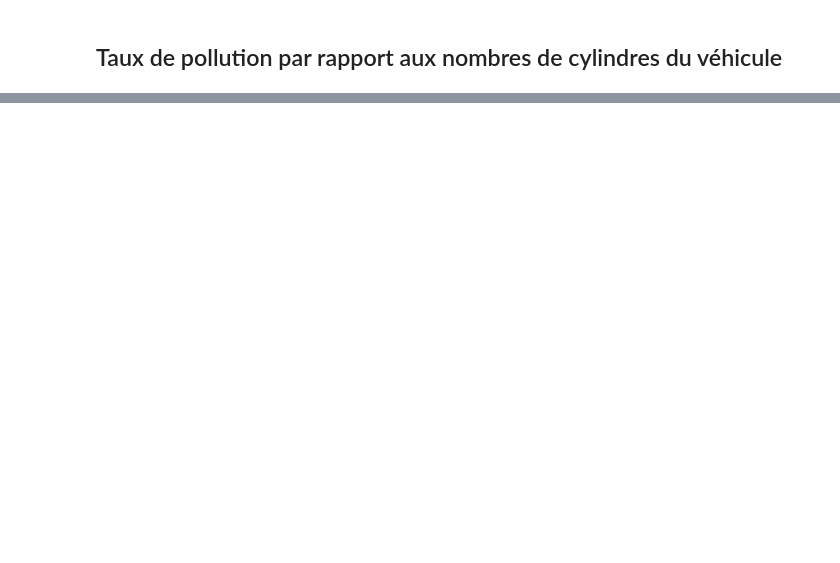
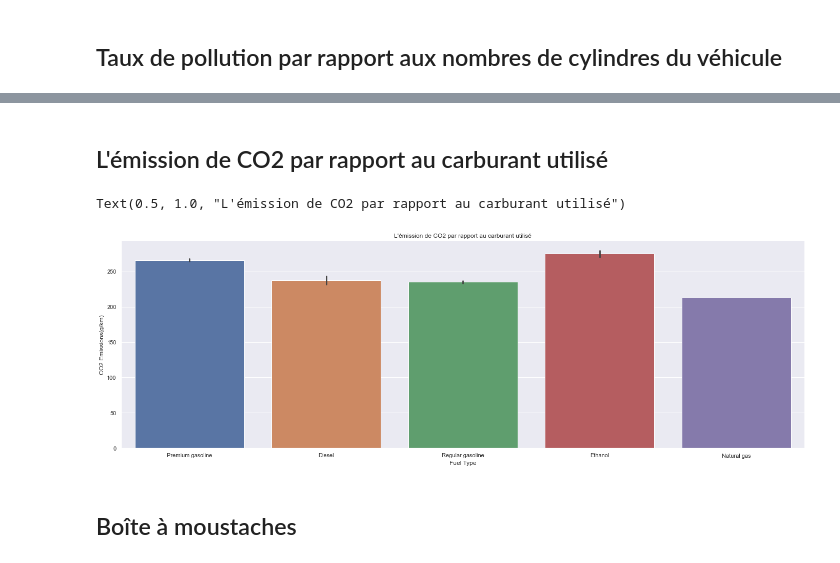
Before and after one commit to Jeevesen/Projet_DataVisualisation, a Jupyter notebook: DataVisualisation.ipynb, the cells around one changed output, grey strips where cells are left out. Cells and saved outputs as stored; diff of their text form; code cells hidden in the pictures; blank space fills up the shorter version.

```diff
--- a/DataVisualisation.ipynb
+++ b/DataVisualisation.ipynb
@@ -69,0 +97,12 @@ plt.show()
+# %% [markdown]
+## L'émission de CO2 par rapport au carburant utilisé
+# %%
+sns.catplot(x="Fuel Type",y="CO2 Emissions(g/km)",data=df,kind="bar", height=10).fig.set_size_inches(20,6)
+plt.title("L'émission de CO2 par rapport au carburant utilisé")
+
+# On constate que l'éthanol est le carburant le plus polluant.
+# %% [output]
+Text(0.5, 1.0, "L'émission de CO2 par rapport au carburant utilisé")
+[figure, added]
+# %% [markdown]
+## Boîte à moustaches
```
Also changed, not shown: parts of 16 cells of this notebook, 1 other file.
